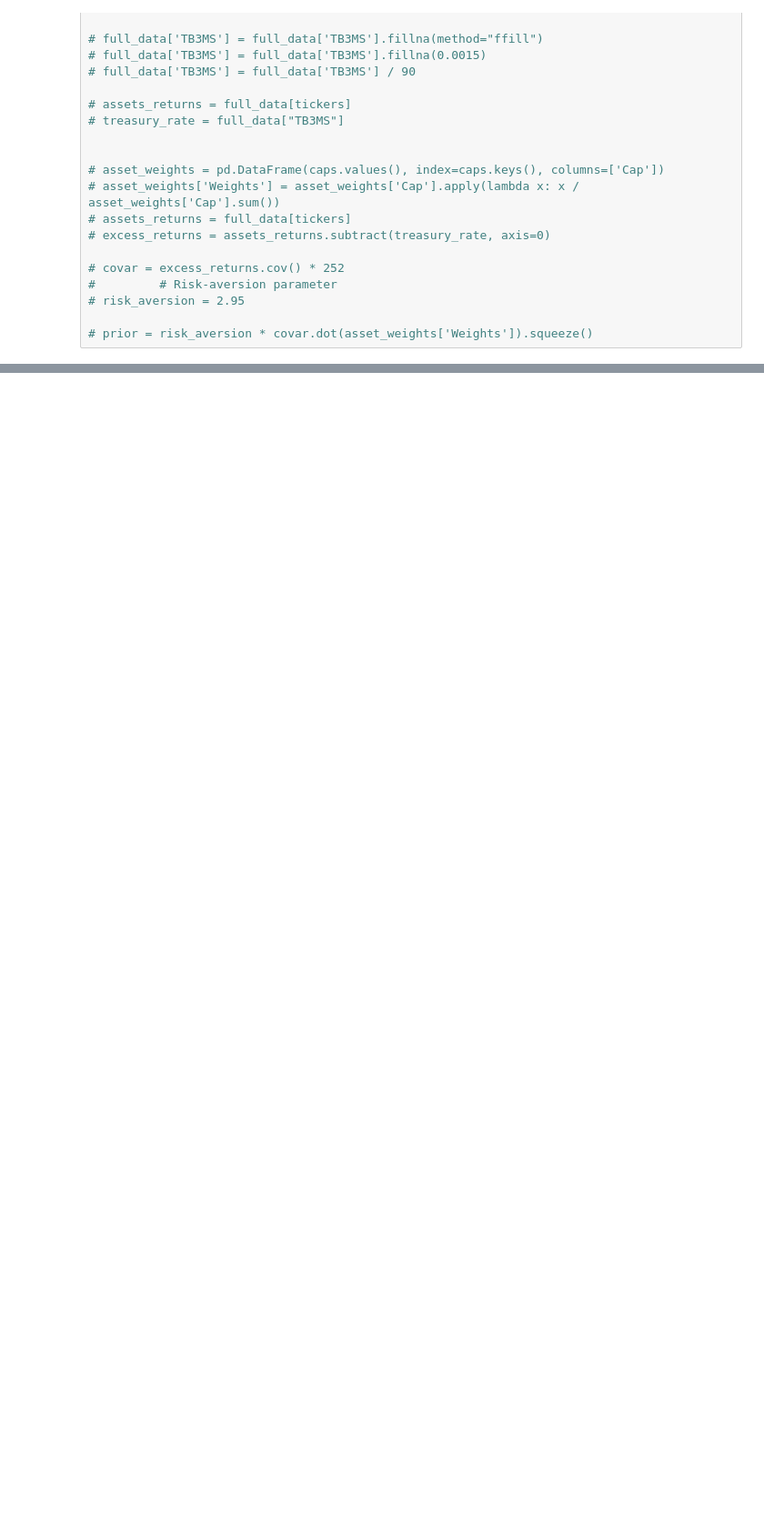
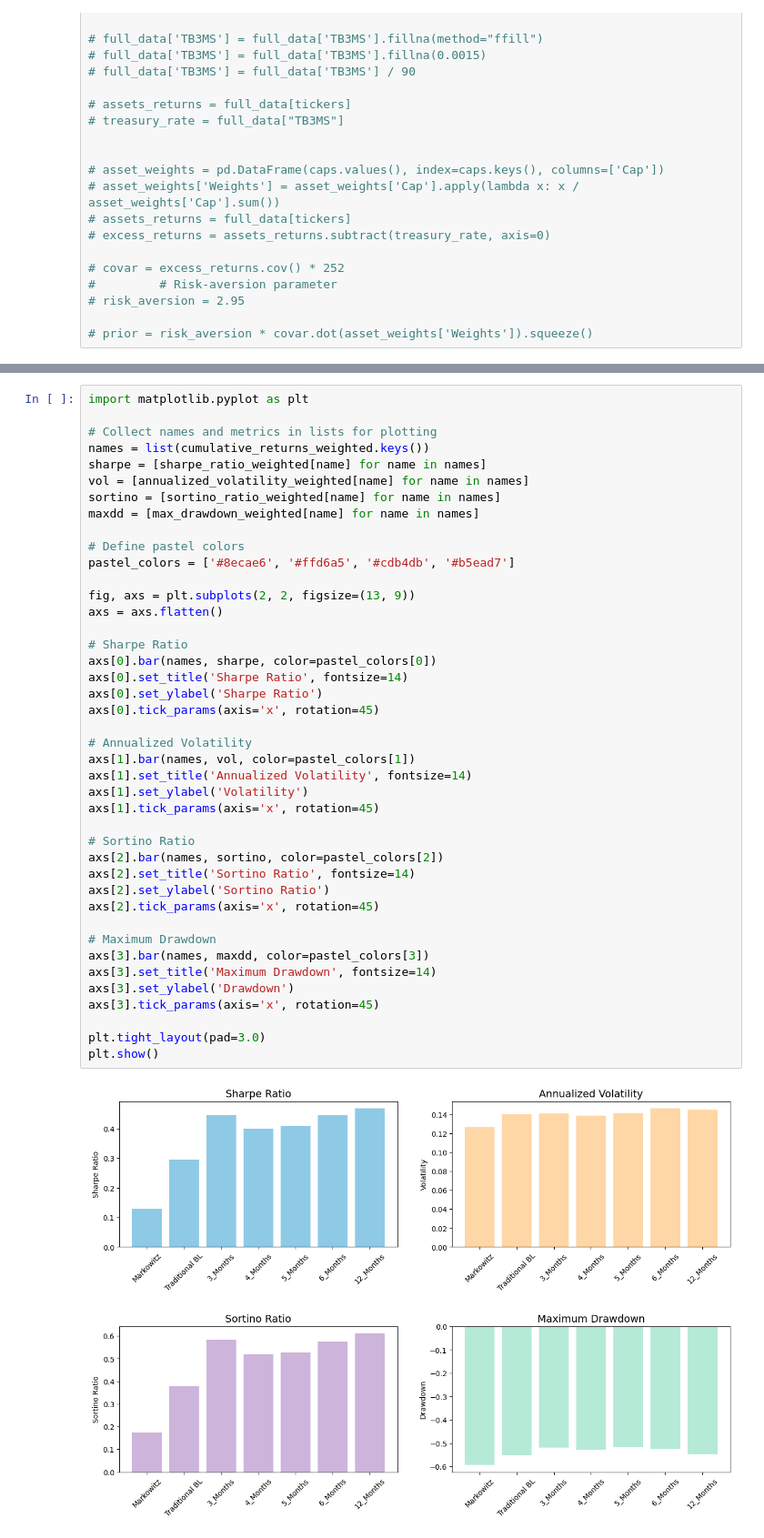
Before and after one commit to darthice/Financial-Engineering-Capstone-Project, a Jupyter notebook: main.ipynb, the cells around one changed output, grey strips where cells are left out. Shown at 91% size. Saved outputs shown, nothing was run; the diff lists cells and outputs as text; blank space fills up the shorter version.

```diff
--- a/main.ipynb
+++ b/main.ipynb
@@ -593,0 +1274,44 @@ plt.show()
+# %%
+import matplotlib.pyplot as plt
+
+# Collect names and metrics in lists for plotting
+names = list(cumulative_returns_weighted.keys())
+sharpe = [sharpe_ratio_weighted[name] for name in names]
+vol = [annualized_volatility_weighted[name] for name in names]
+sortino = [sortino_ratio_weighted[name] for name in names]
+maxdd = [max_drawdown_weighted[name] for name in names]
+
+# Define pastel colors
+pastel_colors = ['#8ecae6', '#ffd6a5', '#cdb4db', '#b5ead7']
+
+fig, axs = plt.subplots(2, 2, figsize=(13, 9))
+axs = axs.flatten()
+
+# Sharpe Ratio
+axs[0].bar(names, sharpe, color=pastel_colors[0])
+axs[0].set_title('Sharpe Ratio', fontsize=14)
+axs[0].set_ylabel('Sharpe Ratio')
+axs[0].tick_params(axis='x', rotation=45)
+
+# Annualized Volatility
+axs[1].bar(names, vol, color=pastel_colors[1])
+axs[1].set_title('Annualized Volatility', fontsize=14)
+axs[1].set_ylabel('Volatility')
+axs[1].tick_params(axis='x', rotation=45)
+
+# Sortino Ratio
+axs[2].bar(names, sortino, color=pastel_colors[2])
+axs[2].set_title('Sortino Ratio', fontsize=14)
+axs[2].set_ylabel('Sortino Ratio')
+axs[2].tick_params(axis='x', rotation=45)
+
+# Maximum Drawdown
+axs[3].bar(names, maxdd, color=pastel_colors[3])
+axs[3].set_title('Maximum Drawdown', fontsize=14)
+axs[3].set_ylabel('Drawdown')
+axs[3].tick_params(axis='x', rotation=45)
+
+plt.tight_layout(pad=3.0)
+plt.show()
+# %% [output]
+[figure, added]
```
Also changed, not shown: parts of 16 cells of this notebook.
